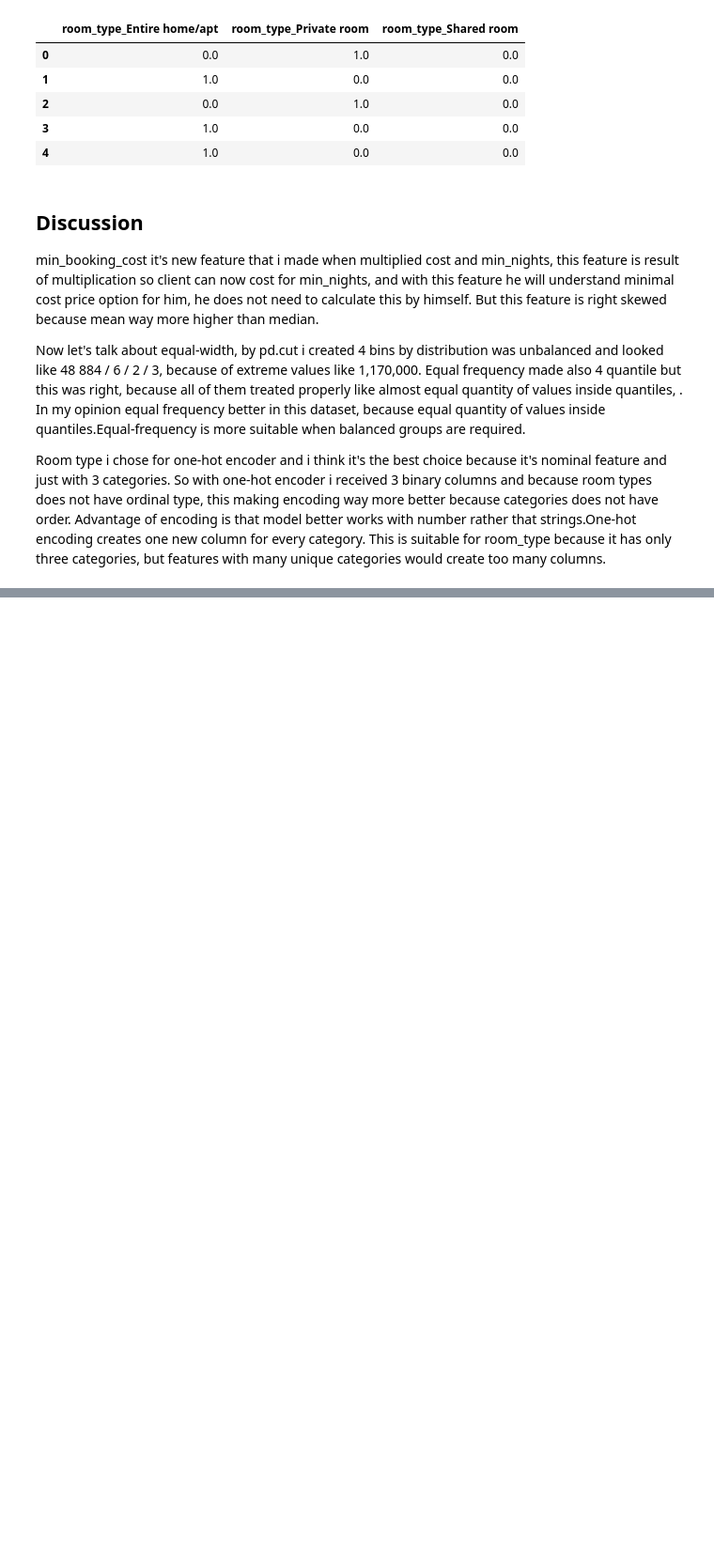
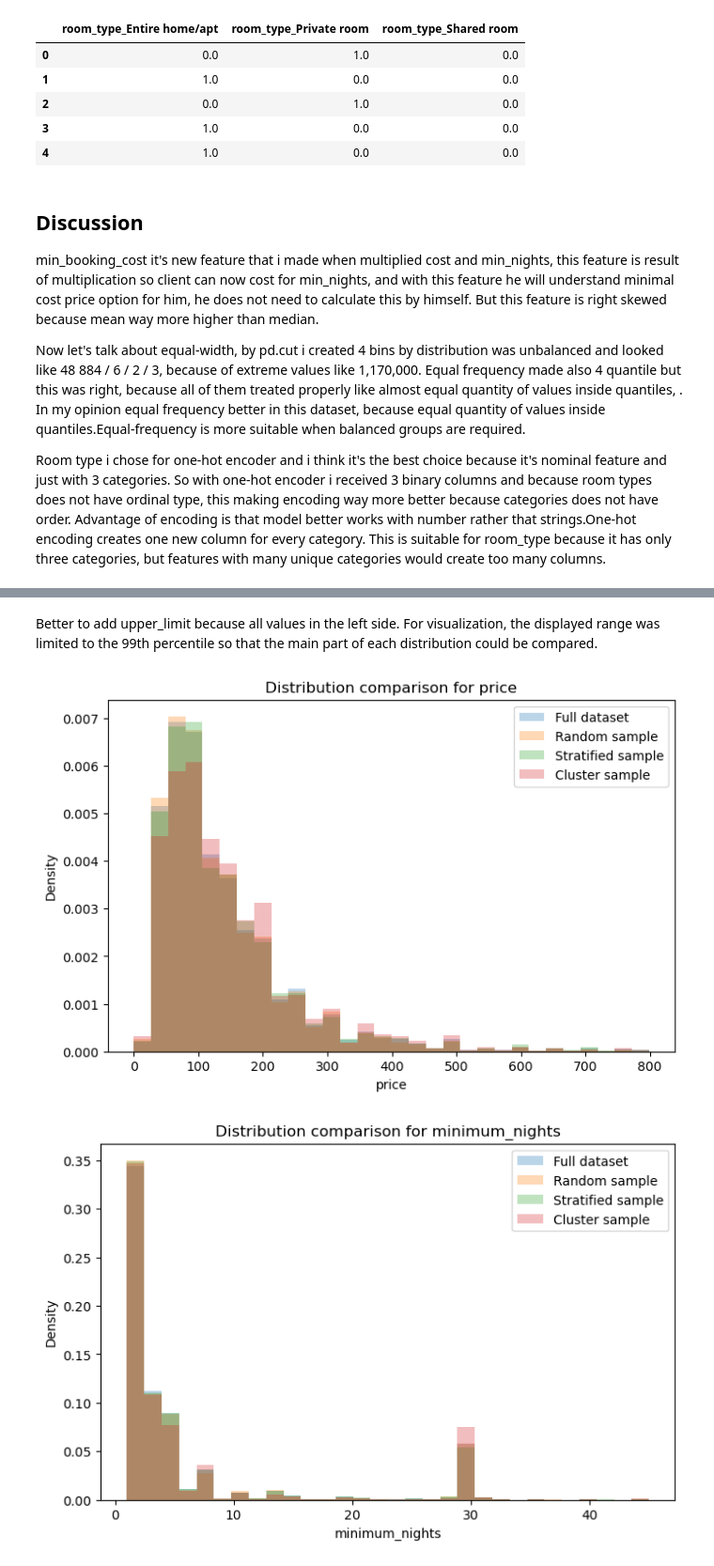
Before and after one commit to muenjmtst/ml_course_uni, a Jupyter notebook: p2/Sis.ipynb, the cells around one changed output, grey strips where cells are left out. Shown at 94% size. Drawn from its saved outputs; the diff is of its cells as text; code cells hidden in the pictures; blank space fills up the shorter version.

```diff
--- a/p2/Sis.ipynb
+++ b/p2/Sis.ipynb
@@ -606,0 +956,5 @@ Room type i chose for one-hot encoder and i think it's the best choice because i
+# %%
+random_sample = dat.sample(frac = 0.1, random_state=42)
+
+print(dat.shape)
+print(random_sample.shape)
@@ -606,0 +1218,23 @@ Room type i chose for one-hot encoder and i think it's the best choice because i
+# %% [markdown]
+Better to add upper_limit because all values in the left side. For visualization, the displayed range was limited to the 99th percentile so that the main part of each distribution could be compared.
+# %%
+for features in distribution_features:
+
+    plt.figure(figsize=(8,5))
+
+    upper_limit = dat[features].quantile(0.99)
+
+
+    for data_name, data_items in datasets.items():
+        plt.hist(data_items[features].dropna(), bins=30, range = (dat[features].min(), upper_limit), density=True, alpha=0.3, label=data_name)
+
+
+
+    plt.xlabel(features)
+    plt.ylabel('Density')
+    plt.title(f'Distribution comparison for {features}')
+    plt.legend()
+    plt.show()
+# %% [output]
+[figure, added]
+[figure, added]
```
Also changed, not shown: parts of 52 cells of this notebook, 9 other files.
